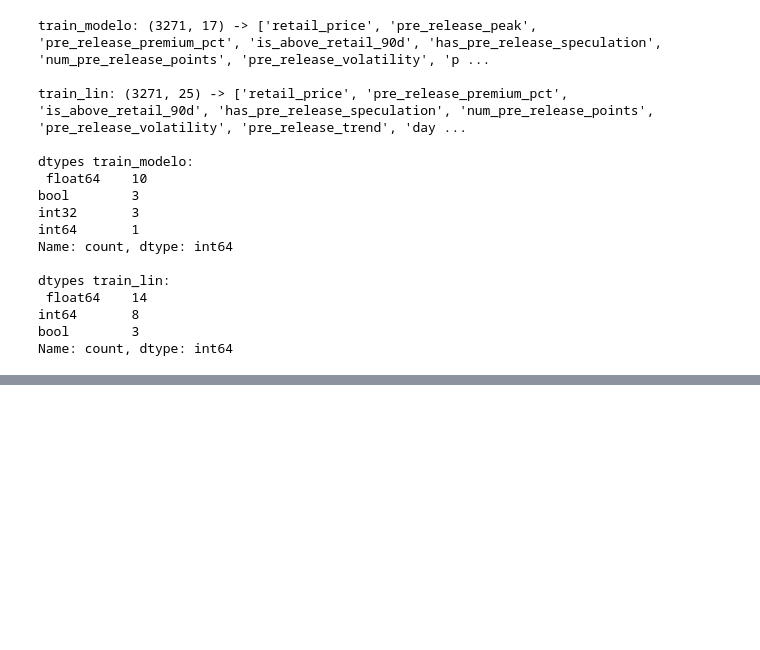
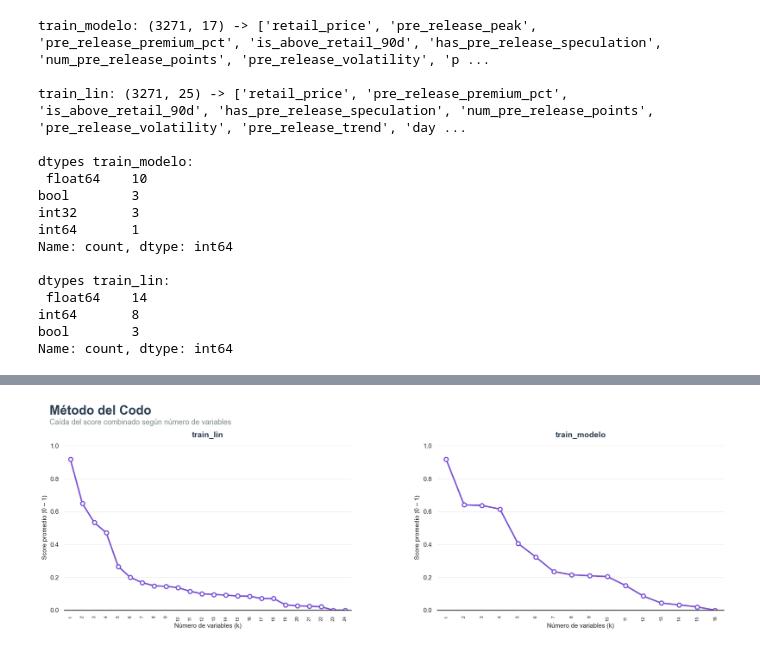
Before and after one commit to juanpablocarrillohortua/StockX_Project, a Jupyter notebook: notebooks/model_training.ipynb, the cells around one changed output, grey strips where cells are left out. Cells and saved outputs as stored; diff of their text form; code cells hidden in the pictures; blank space fills up the shorter version.

```diff
--- a/notebooks/model_training.ipynb
+++ b/notebooks/model_training.ipynb
@@ -1234,0 +1372,36 @@ Name: count, dtype: int64
+# %%
+scores_lin_ordenados = df_score_lin['score'].sort_values(ascending=False).values
+scores_modelo_ordenados = df_score_modelo['score'].sort_values(ascending=False).values
+
+fig, axes = plt.subplots(1, 2, figsize=(18, 6))
+
+fig.text(0.06, 0.97, "Método del Codo", fontsize=22,
+          fontweight='bold', color='#2c3e50')
+fig.text(0.06, 0.93, "Caída del score combinado según número de variables",
+          fontsize=13, color='#7f8c8d')
+
+datasets = [
+    (scores_lin_ordenados, 'train_lin', axes[0]),
+    (scores_modelo_ordenados, 'train_modelo', axes[1]),
+]
+
+for scores_ordenados, nombre, ax in datasets:
+    ax.plot(range(1, len(scores_ordenados) + 1), scores_ordenados,
+            color='#7b51d3', linewidth=2.5, marker='o',
+            markersize=7, markerfacecolor='white',
+            markeredgecolor='#7b51d3', markeredgewidth=2)
+
+    ax.set_title(nombre, fontsize=14, fontweight='bold', color='#2c3e50', pad=12)
+    ax.set_xlabel('Número de variables (k)', fontsize=11)
+    ax.set_ylabel('Score promedio (0 – 1)', fontsize=11)
+    ax.set_xticks(range(1, len(scores_ordenados) + 1))
+    ax.set_xticklabels(range(1, len(scores_ordenados) + 1), fontsize=8, rotation=90)
+    ax.set_xlim(0.5, len(scores_ordenados) + 0.5)
+    ax.set_ylim(0, max(scores_lin_ordenados.max(), scores_modelo_ordenados.max()) * 1.1)
+    ax.grid(axis='y', alpha=0.3)
+    sns.despine(left=True, ax=ax)
+
+plt.subplots_adjust(top=0.85, left=0.08, right=0.97, bottom=0.18, wspace=0.3)
+plt.show()
+# %% [output]
+[figure, added]
```
Also changed, not shown: parts of 37 cells of this notebook, 3 other files.
